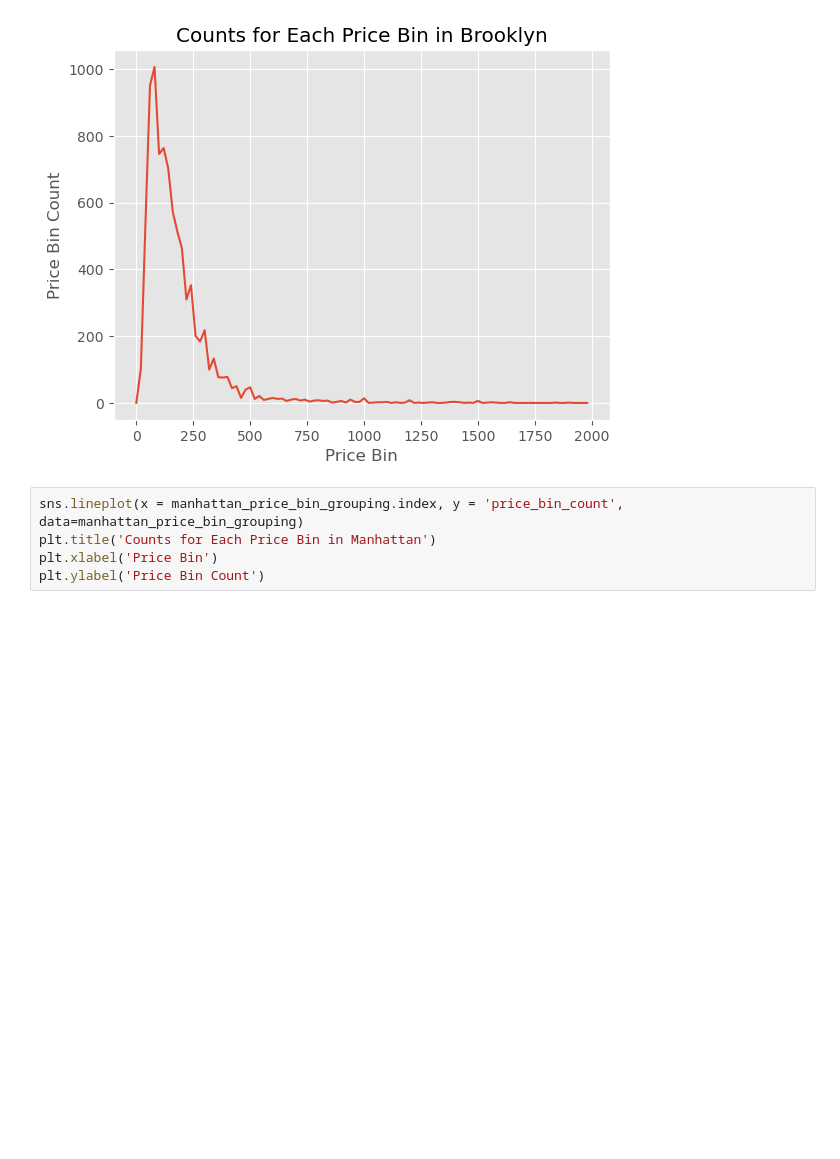
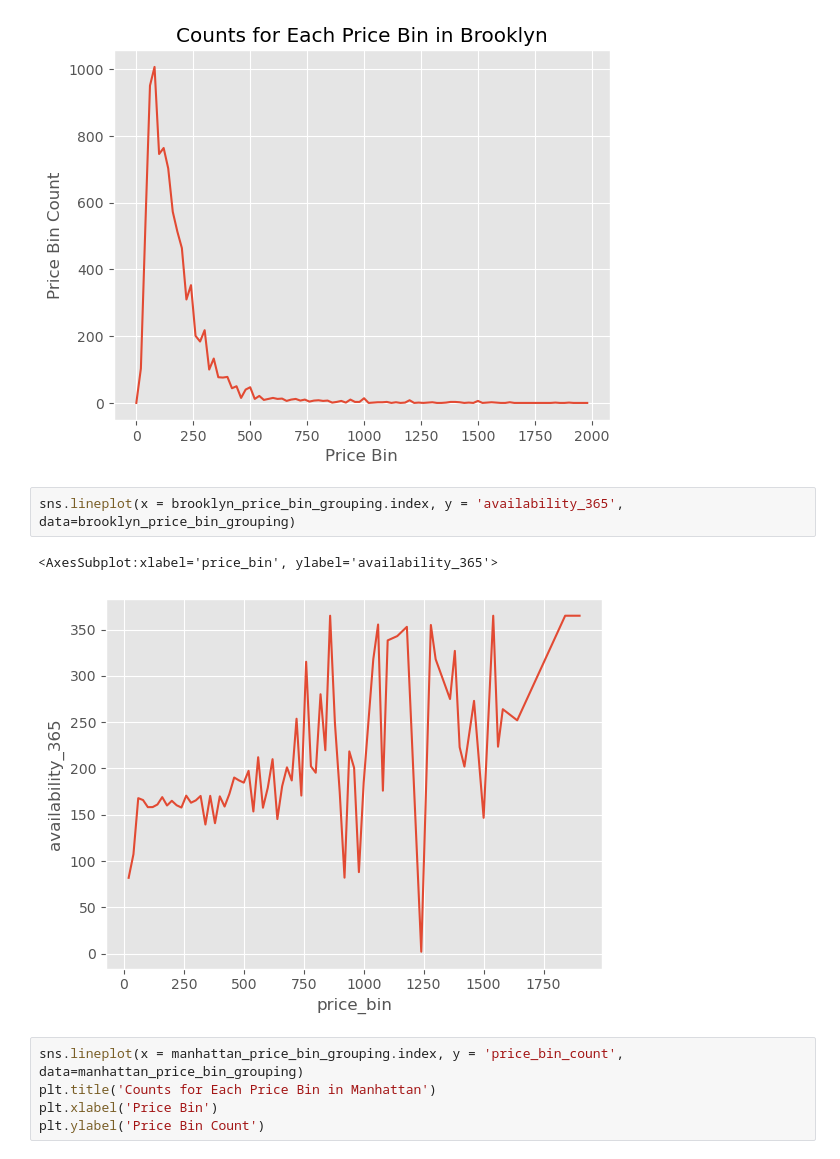
Before and after one commit to liu-roger/data_visualization_project, a Jupyter notebook: visualizations/price_bins_vs_revenue_each_boro_line_chart.ipynb, the cells around one changed output. Cells and saved outputs as stored; diff of their text form; blank space fills up the shorter version.

Commit message:
added lineplot for availability_365

```diff
--- a/visualizations/price_bins_vs_revenue_each_boro_line_chart.ipynb
+++ b/visualizations/price_bins_vs_revenue_each_boro_line_chart.ipynb
@@ -166,6 +166,11 @@ plt.ylabel('Price Bin Count')
 # %% [output]
 Text(0, 0.5, 'Price Bin Count')
 [figure]
+# %%
+sns.lineplot(x = brooklyn_price_bin_grouping.index, y = 'availability_365', data=brooklyn_price_bin_grouping)
+# %% [output]
+<AxesSubplot:xlabel='price_bin', ylabel='availability_365'>
+[figure, added]
 # %%
 sns.lineplot(x = manhattan_price_bin_grouping.index, y = 'price_bin_count', data=manhattan_price_bin_grouping)
 plt.title('Counts for Each Price Bin in Manhattan')
```
Also changed, not shown: parts of 6 cells of this notebook.
